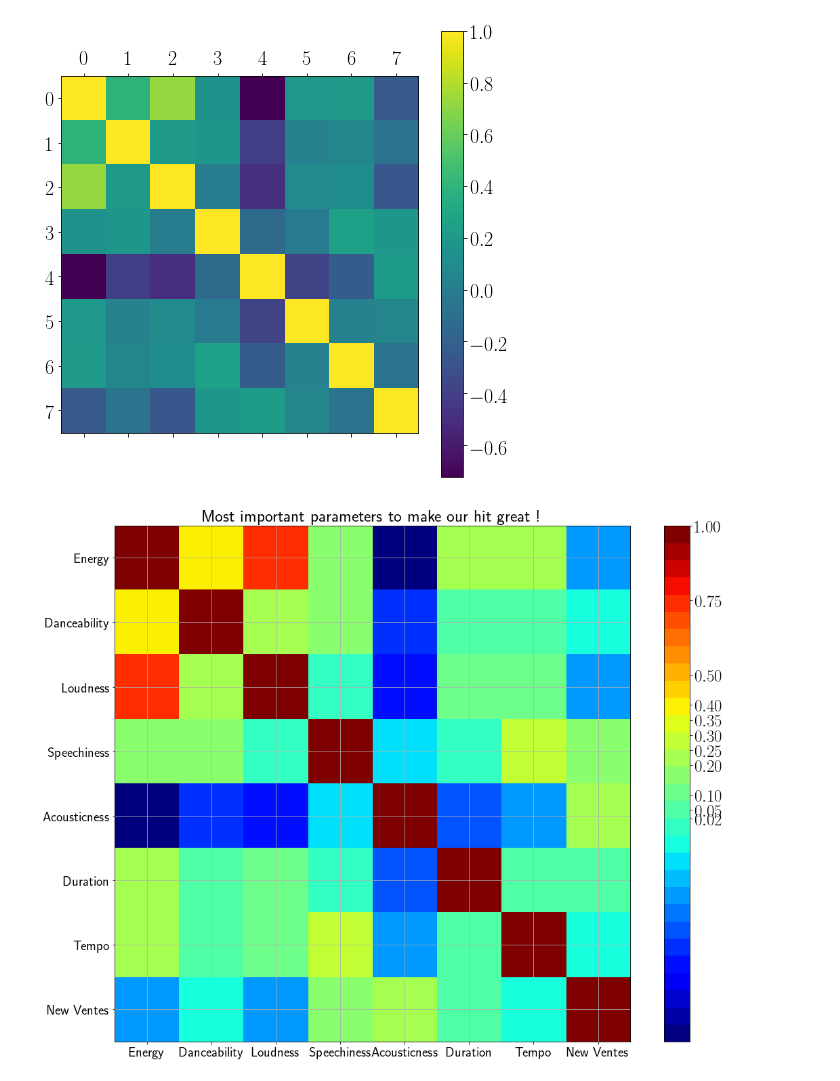
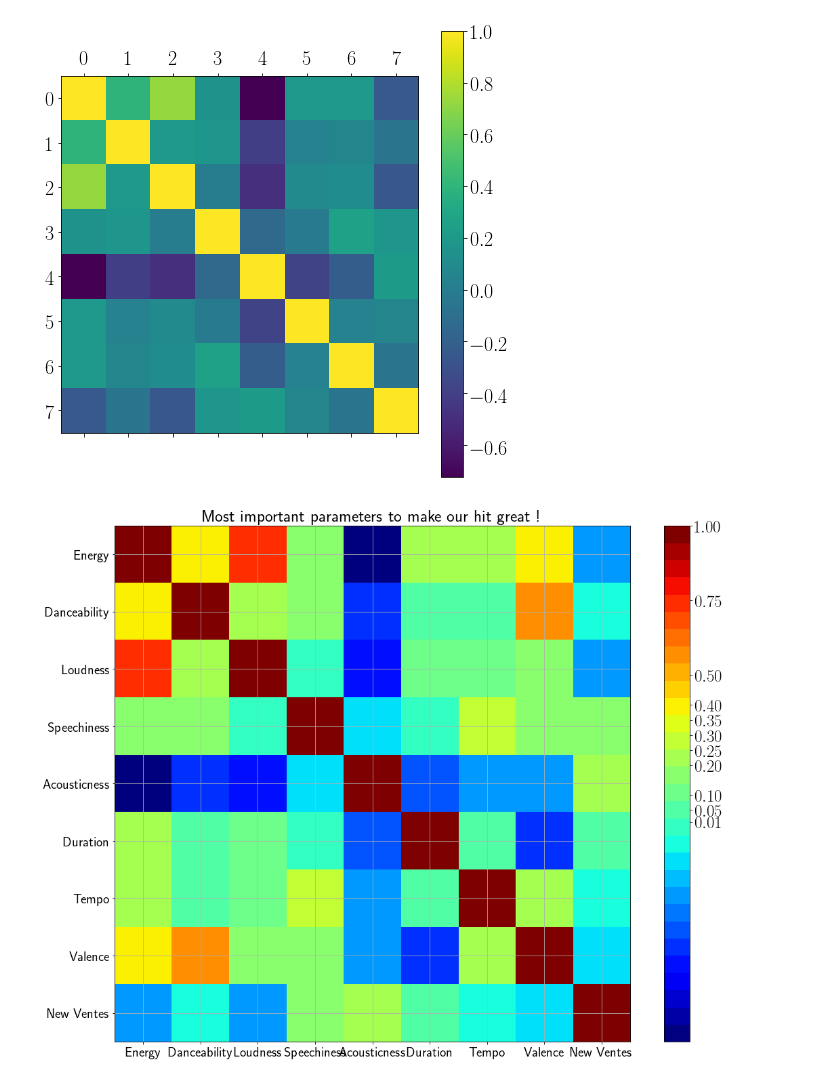
Before and after one commit to HackoeursTendres/Hackathon_KitBigData, a Jupyter notebook: Karine_Petrus/Hack2.ipynb, the cells around one changed output. Saved outputs shown, nothing was run; the diff lists cells and outputs as text; code cells hidden in the pictures.

```diff
--- a/Karine_Petrus/Hack2.ipynb
+++ b/Karine_Petrus/Hack2.ipynb
@@ -59,8 +59,8 @@ vente["Titre"] = vente["titlesrc"]
 data = pd.merge(vente , besthits , on= "Titre",how="inner")#right_index=True,left_index=False)
 data.to_csv("data.csv")
 data.columns
-cols=['energy','danceability','loudness','speechiness','acousticness','duration','tempo']
-cols_=['energy','danceability','loudness','speechiness','acousticness','duration','tempo','NewVentes']
+cols=['energy','danceability','loudness','speechiness','acousticness','duration','tempo','valence']
+cols_=['energy','danceability','loudness','speechiness','acousticness','duration','tempo','valence','NewVentes']
 X_train = data[cols]
 y_train = data['NewVentes']
 #data.corr()
@@ -120,23 +120,23 @@ plt.colorbar()
 # %%
 def correlation_matrix(df):
     from matplotlib import pyplot as plt
     from matplotlib import cm as cm
 
     fig = plt.figure(figsize=(18,14))
     ax1 = fig.add_subplot(111)
     cmap = cm.get_cmap('jet', 30)
     cax = ax1.imshow(df.corr(), interpolation="nearest", cmap=cmap)
     ax1.grid(True)
     plt.title('Most important parameters to make our hit great !',fontsize=25)
-    labels=['','Energy','Danceability','Loudness','Speechiness','Acousticness','Duration','Tempo','New Ventes']
+    labels=['','Energy','Danceability','Loudness','Speechiness','Acousticness','Duration','Tempo','Valence','New Ventes']
     ax1.set_xticklabels(labels,fontsize = 20)
     ax1.set_yticklabels(labels,fontsize = 20)
     # Add colorbar, make sure to specify tick locations to match desired ticklabels
-    fig.colorbar(cax, ticks=[.02,.05,.1,.2,.25,.3,.35,.4,.5,.75,1])
-    plt.savefig("corr.eps")
+    fig.colorbar(cax, ticks=[.01,.05,.1,.2,.25,.3,.35,.4,.5,.75,1])
+    plt.savefig("corr.png")
     plt.show()
 
 correlation_matrix(data)
 # %% [output]
-[figure, old version]
+[figure, new version]
 # %%
```
Also changed, not shown: parts of 4 cells of this notebook.
